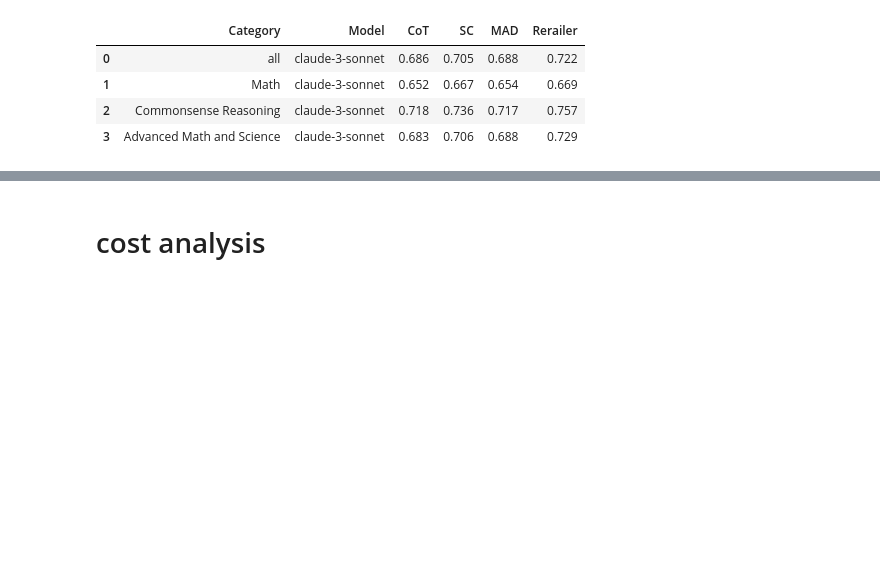
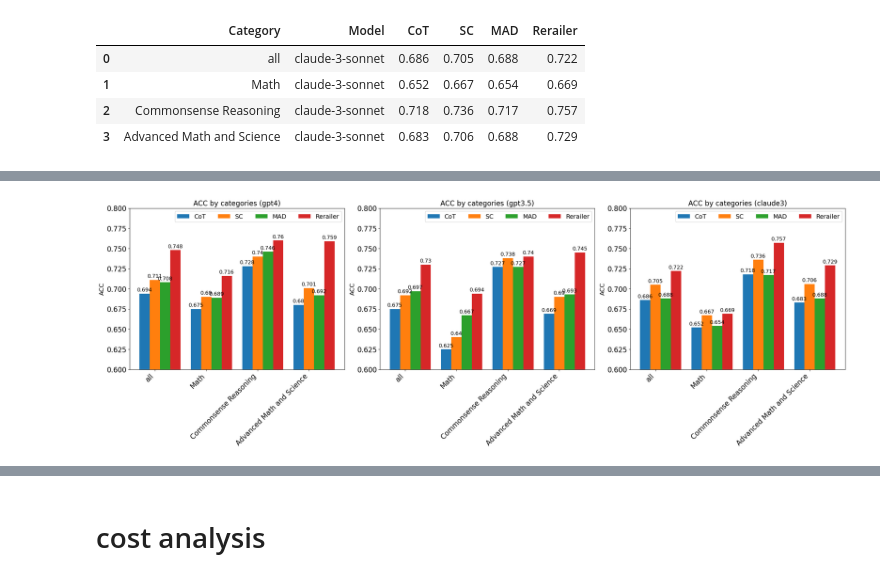
Before and after one commit to wan19990901/CoT_rerailer, a Jupyter notebook: src/Evaluation.ipynb, the cells around one changed output, grey strips where cells are left out. Cells and saved outputs as stored; diff of their text form; code cells hidden in the pictures; blank space fills up the shorter version.

```diff
--- a/src/Evaluation.ipynb
+++ b/src/Evaluation.ipynb
@@ -141,3 +146,59 @@ df_result_4
+# %%
+import matplotlib.pyplot as plt
+import numpy as np
+
+def get_plot(df, model, chunk_size=4, ax=None, fontsize=12):
+    categories = tuple(df.Category.tolist())
+    result = {'CoT': tuple(df.CoT.tolist()),
+              'SC': tuple(df.SC.tolist()),
+              'MAD': tuple(df.MAD.tolist()),
+              'Rerailer': tuple(df.Rerailer.tolist()),
+              # Add more columns here if needed
+              }
+
+    num_categories = len(categories)
+    num_chunks = (num_categories + chunk_size - 1) // chunk_size  # Calculate number of chunks
+    width = 0.20  # the width of the bars
+
+    for chunk in range(num_chunks):
+        start_idx = chunk * chunk_size
+        end_idx = min(start_idx + chunk_size, num_categories)
+
+        chunk_categories = categories[start_idx:end_idx]
+        chunk_result = {k: v[start_idx:end_idx] for k, v in result.items()}
+        x = np.arange(len(chunk_categories))  # the label locations
+
+        if ax is None:
+            plt.figure(figsize=(16, 8))
+            fig, ax = plt.subplots(layout='constrained')
+
+        multiplier = 0
+        for attribute, measurement in chunk_result.items():
+            offset = width * multiplier
+            rects = ax.bar(x + offset, measurement, width, label=attribute)
+            ax.bar_label(rects, padding=3, fontsize=fontsize - 2)
+            multiplier += 1
+
+        # Add some text for labels, title and custom x-axis tick labels, etc.
+        ax.set_ylabel('ACC', fontsize=fontsize)
+        ax.set_title(f'ACC by categories ({model})', fontsize=fontsize+2)
+        ax.set_xticks(x + width)
+        ax.set_xticklabels(chunk_categories, rotation=45, ha='right', fontsize=fontsize)  # Rotate x-axis labels
+        ax.legend(loc='best', ncols=4, fontsize=fontsize)
+        ax.set_ylim(0.6, 0.8)
+        ax.tick_params(axis='both', which='major', labelsize=fontsize+2)
+
+# Create a figure with 3 subplots in a row
+fig, axs = plt.subplots(1, 3, figsize=(24, 8), constrained_layout=True)
+
+# Plot the bar plots with increased font size
+get_plot(df_result_4, 'gpt4', ax=axs[0], fontsize=14)
+get_plot(df_result_3, 'gpt3.5', ax=axs[1], fontsize=14)
+get_plot(df_result_claude, 'claude3', ax=axs[2], fontsize=14)
+
+plt.show()
+# %% [output]
+[figure, added]
 # %%
 import matplotlib.pyplot as plt
 import numpy as np
```
Also changed, not shown: parts of 17 cells of this notebook, 16 other files.
